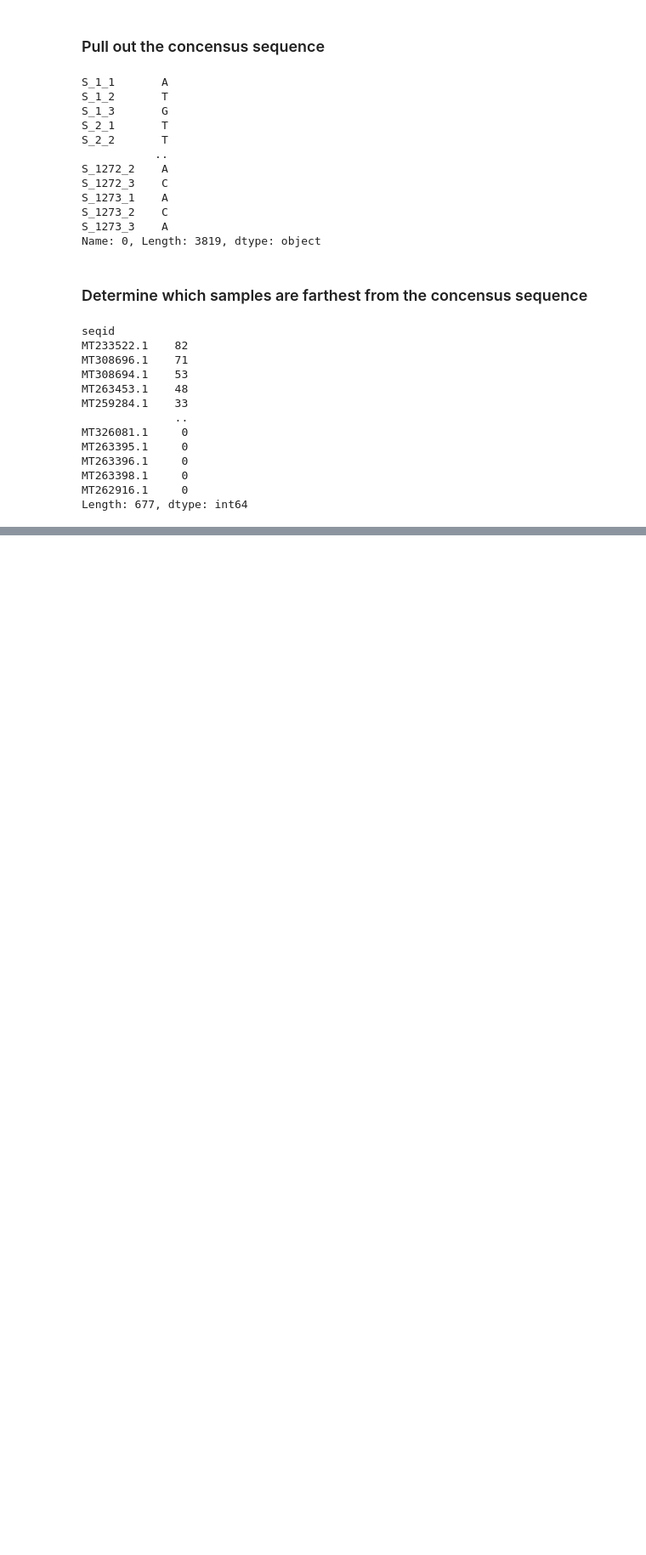
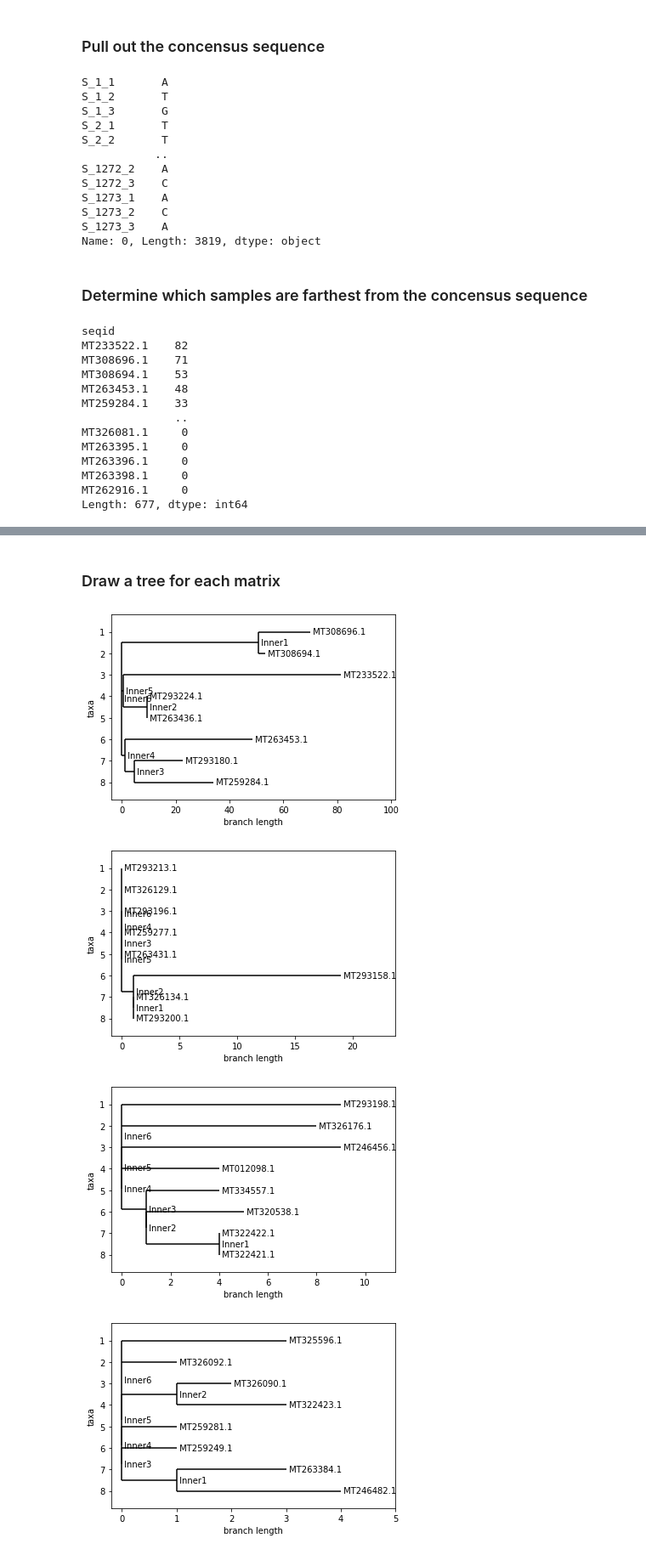
Before and after one commit to anderson-github-classroom/csc-448-project, a Jupyter notebook: students/sellerts/Project2.ipynb, the cells around one changed output, grey strips where cells are left out. Shown at 85% size. Cells and saved outputs as stored; diff of their text form; code cells hidden in the pictures; blank space fills up the shorter version.

```diff
--- a/students/sellerts/Project2.ipynb
+++ b/students/sellerts/Project2.ipynb
@@ -92,0 +97,5 @@ Index(['MT233522.1', 'MT308696.1', 'MT308694.1', 'MT263453.1', 'MT259284.1',
+# %%
+subset_seqs = []
+for i in range(0, 32, 8):
+    subset_seqs.append(distance_from_concensus_seq_sorted[i:i + 8].index)
+subset_seqs
@@ -92,0 +117,14 @@ Index(['MT233522.1', 'MT308696.1', 'MT308694.1', 'MT263453.1', 'MT259284.1',
+# %%
+def calc_distances(subset_seqs):
+    distances = {}
+    for i,seqid1 in enumerate(subset_seqs):
+        distances[seqid1,seqid1]=0
+        for j in range(i+1,len(subset_seqs)):
+            seqid2 = subset_seqs[j]
+            distances[seqid1,seqid2] = sum(position_table.loc[seqid1] != position_table.loc[seqid2])
+            distances[seqid2,seqid1] = distances[seqid1,seqid2]
+    distances = pd.Series(distances).unstack()
+    return distances
+
+distance_sets = [calc_distances(sequence) for sequence in subset_seqs]
+distance_sets
@@ -92,0 +151,9 @@ Index(['MT233522.1', 'MT308696.1', 'MT308694.1', 'MT263453.1', 'MT259284.1',
+# %%
+def create_matrix(distances):
+    matrix = np.tril(distances.values).tolist()
+    for i in range(len(matrix)):
+        matrix[i] = matrix[i][:i+1]
+    dm = DistanceMatrix(list(distances.index), matrix)
+    return dm
+matrixs = [create_matrix(distances) for distances in distance_sets]
+matrixs
@@ -145,0 +167,8 @@ Phylo.draw(tree)
+# %%
+def make_tree(dm):
+    constructor = DistanceTreeConstructor()
+    tree = constructor.nj(dm)
+    return tree
+
+trees = [make_tree(dm) for dm in matrixs]
+trees
@@ -145,0 +180,16 @@ Phylo.draw(tree)
+# %% [markdown]
+### Draw a tree for each matrix
+# %%
+%matplotlib inline
+
+def draw_tree(tree):
+    tree.ladderize()
+    Phylo.draw(tree)
+
+for tree in trees:
+    draw_tree(tree)
+# %% [output]
+[figure, added]
+[figure, added]
+[figure, added]
+[figure, added]
```
Also changed, not shown: parts of 28 cells of this notebook, 2 other files.
